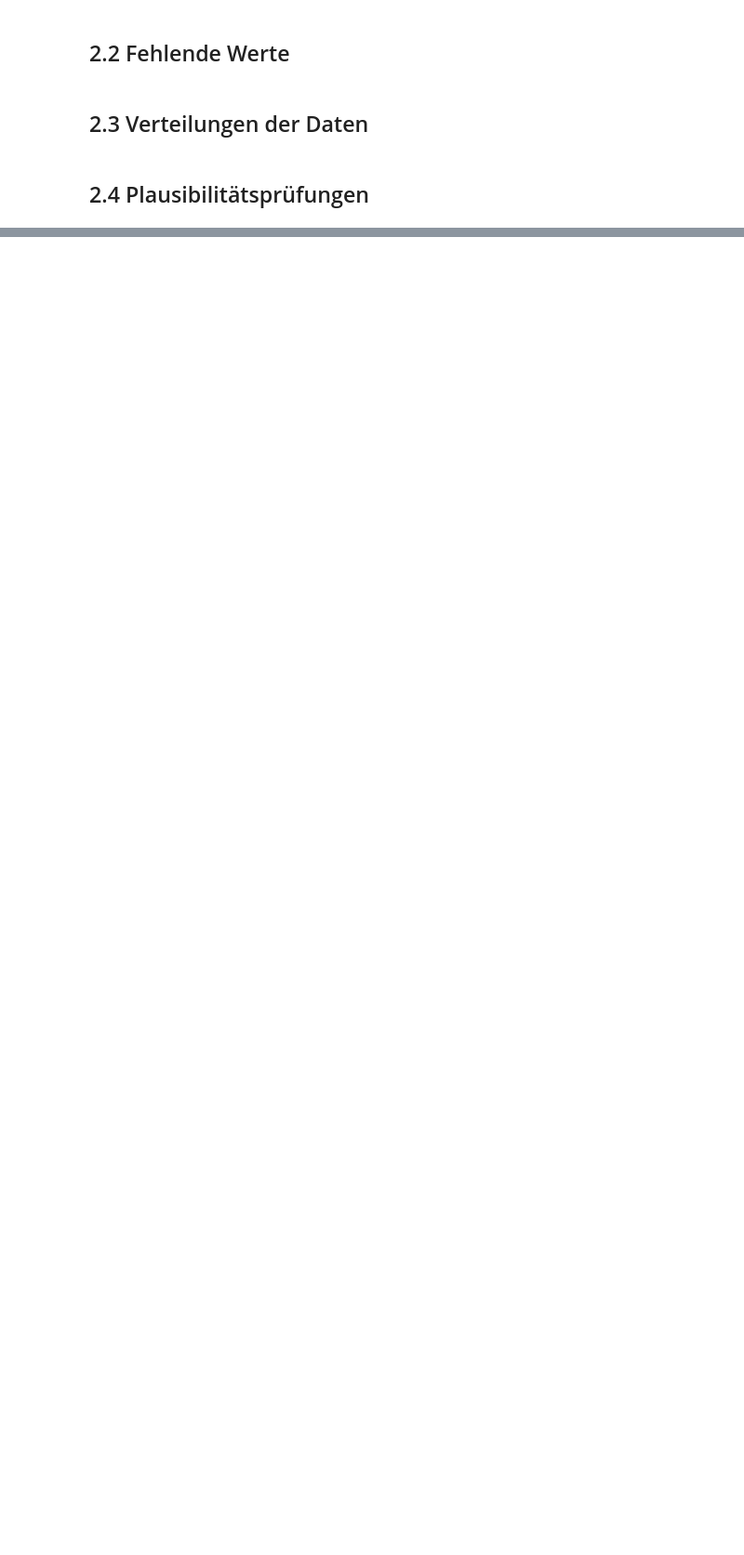
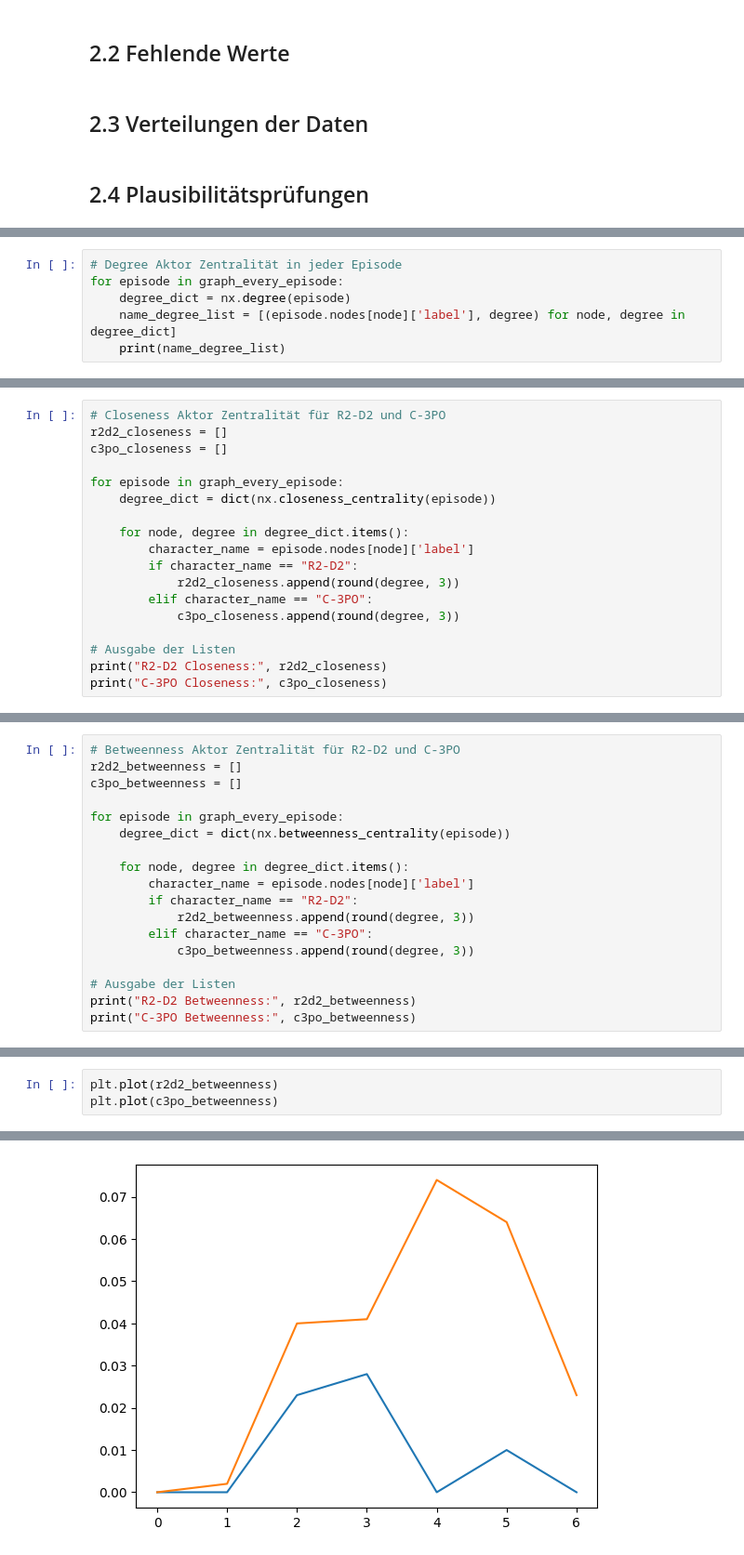
Before and after one commit to san-projekt/projekt, a Jupyter notebook: soziale-himmelskrieger.ipynb, the cells around one changed output, grey strips where cells are left out. Shown at 93% size. Cells and saved outputs as stored; diff of their text form; blank space fills up the shorter version.

```diff
--- a/soziale-himmelskrieger.ipynb
+++ b/soziale-himmelskrieger.ipynb
@@ -85,0 +207,6 @@ for episode in range(1, 8):
+# %%
+# Degree Aktor Zentralität in jeder Episode
+for episode in graph_every_episode:
+    degree_dict = nx.degree(episode)
+    name_degree_list = [(episode.nodes[node]['label'], degree) for node, degree in degree_dict]
+    print(name_degree_list)
@@ -85,0 +250,18 @@ for episode in range(1, 8):
+# %%
+# Closeness Aktor Zentralität für R2-D2 und C-3PO
+r2d2_closeness = []
+c3po_closeness = []
+
+for episode in graph_every_episode:
+    degree_dict = dict(nx.closeness_centrality(episode))
+
+    for node, degree in degree_dict.items():
+        character_name = episode.nodes[node]['label']
+        if character_name == "R2-D2":
+            r2d2_closeness.append(round(degree, 3))
+        elif character_name == "C-3PO":
+            c3po_closeness.append(round(degree, 3))
+
+# Ausgabe der Listen
+print("R2-D2 Closeness:", r2d2_closeness)
+print("C-3PO Closeness:", c3po_closeness)
@@ -85,0 +273,18 @@ for episode in range(1, 8):
+# %%
+# Betweenness Aktor Zentralität für R2-D2 und C-3PO
+r2d2_betweenness = []
+c3po_betweenness = []
+
+for episode in graph_every_episode:
+    degree_dict = dict(nx.betweenness_centrality(episode))
+
+    for node, degree in degree_dict.items():
+        character_name = episode.nodes[node]['label']
+        if character_name == "R2-D2":
+            r2d2_betweenness.append(round(degree, 3))
+        elif character_name == "C-3PO":
+            c3po_betweenness.append(round(degree, 3))
+
+# Ausgabe der Listen
+print("R2-D2 Betweenness:", r2d2_betweenness)
+print("C-3PO Betweenness:", c3po_betweenness)
@@ -85,0 +294,4 @@ for episode in range(1, 8):
+# %%
+plt.plot(r2d2_betweenness)
+plt.plot(c3po_betweenness)
+# %% [output]
@@ -85,0 +299 @@ for episode in range(1, 8):
+[figure, added]
```
Also changed, not shown: parts of 26 cells of this notebook.
